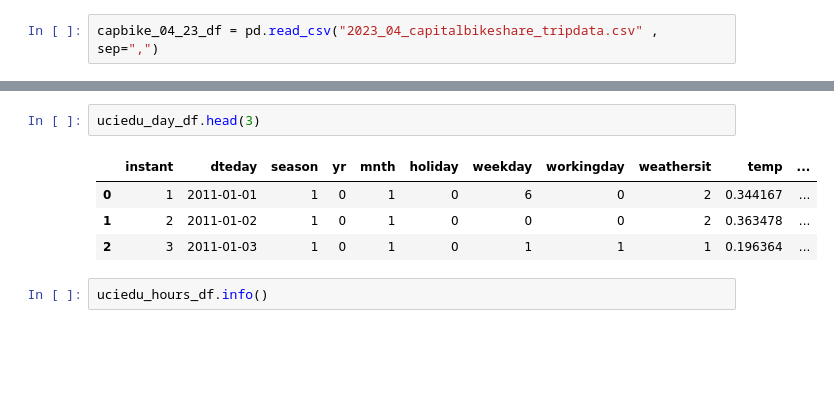
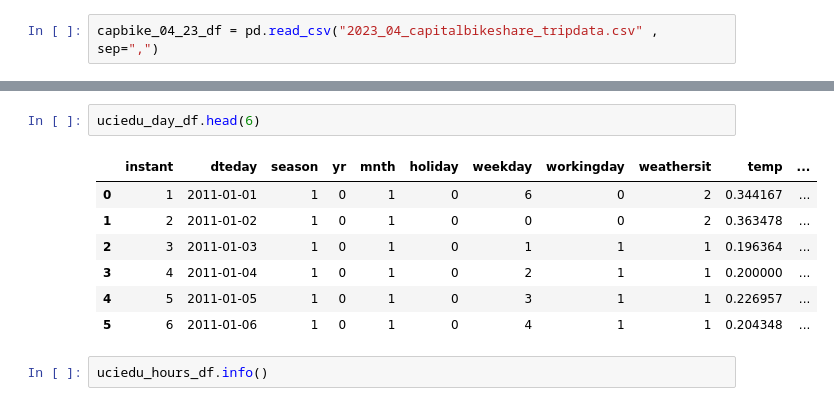
Before and after one commit to sfdatade/machine_learning_bikes_project, a Jupyter notebook: M1P3_exercises.ipynb, the cells around one changed output, grey strips where cells are left out. Drawn from its saved outputs; the diff is of its cells as text; blank space fills up the shorter version.

```diff
--- a/M1P3_exercises.ipynb
+++ b/M1P3_exercises.ipynb
@@ -67,12 +69,15 @@ Data columns (total 16 columns):
 dtypes: float64(4), int64(11), object(1)
 memory usage: 91.5+ KB
 # %%
-uciedu_day_df.head(3)
+uciedu_day_df.head(6)
 # %% [output]
 |  | instant | dteday | season | yr | mnth | holiday | weekday | workingday | weathersit | temp | ... |
 | 0 | 1 | 2011-01-01 | 1 | 0 | 1 | 0 | 6 | 0 | 2 | 0.344167 | ... |
 | 1 | 2 | 2011-01-02 | 1 | 0 | 1 | 0 | 0 | 0 | 2 | 0.363478 | ... |
 | 2 | 3 | 2011-01-03 | 1 | 0 | 1 | 0 | 1 | 1 | 1 | 0.196364 | ... |
+| 3 | 4 | 2011-01-04 | 1 | 0 | 1 | 0 | 2 | 1 | 1 | 0.200000 | ... |
+| 4 | 5 | 2011-01-05 | 1 | 0 | 1 | 0 | 3 | 1 | 1 | 0.226957 | ... |
+| 5 | 6 | 2011-01-06 | 1 | 0 | 1 | 0 | 4 | 1 | 1 | 0.204348 | ... |
 # %%
 uciedu_hours_df.info()
 # %% [output]
```
Also changed, not shown: parts of 1 cell of this notebook, 1 other file.
